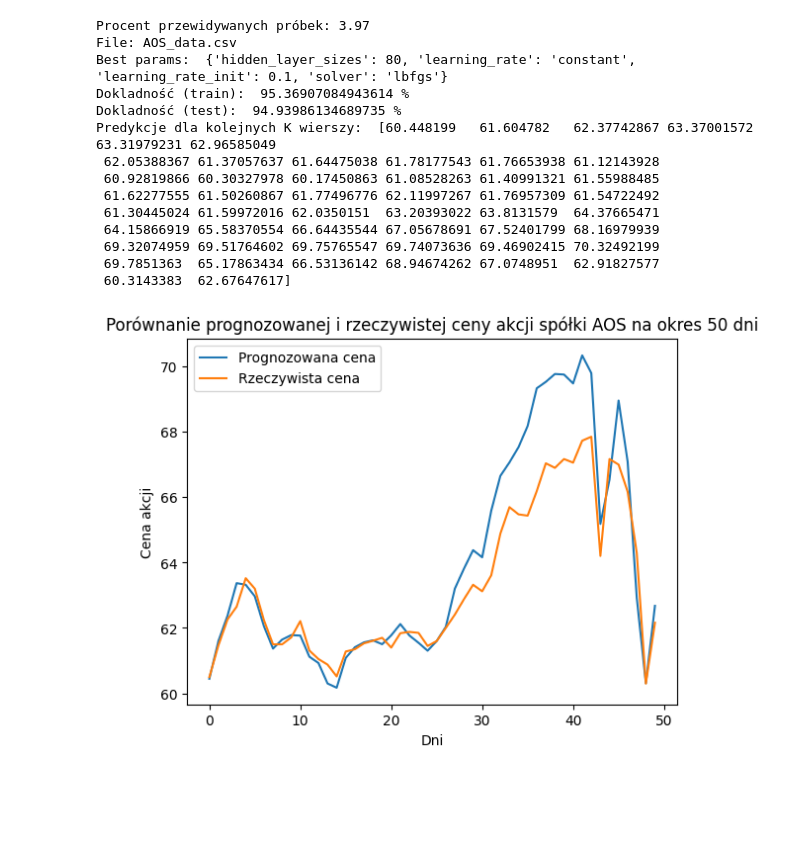
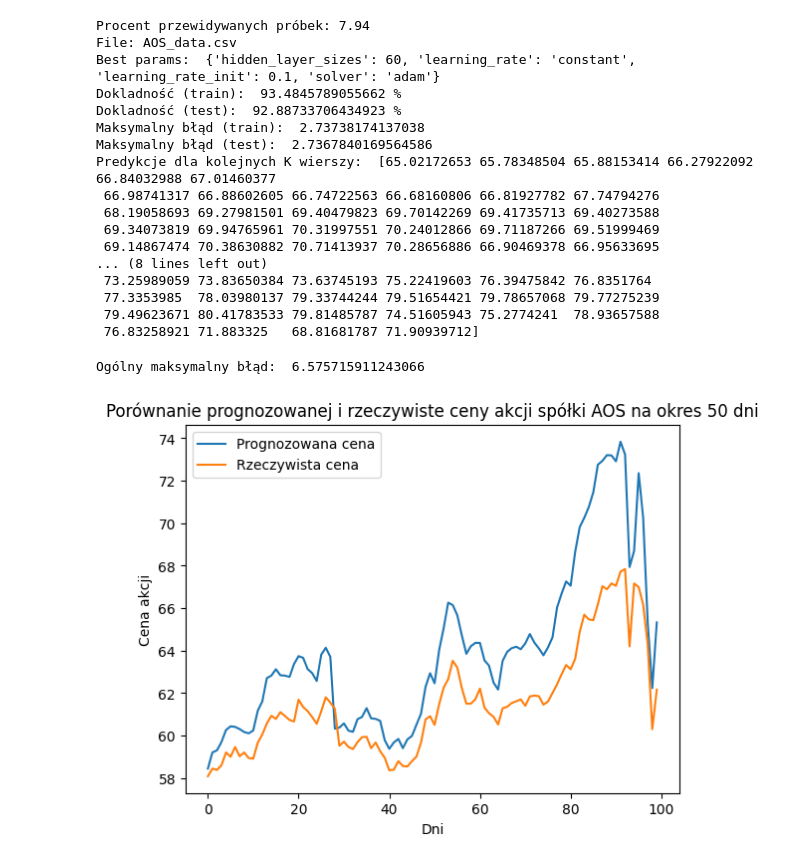
Before and after one commit to klak007/Neuron, a Jupyter notebook: program3/program3_3.ipynb, the cells around one changed output. Drawn from its saved outputs; the diff is of its cells as text; code cells hidden in the pictures; blank space fills up the shorter version.

```diff
--- a/program3/program3_3.ipynb
+++ b/program3/program3_3.ipynb
@@ -55,48 +56,58 @@ for file in files:
     print("Best params: ", clf.best_params_)
     mlp.fit(X_train, y_train)
 
-    # Oceń dokładność modelu
+    # dokładność modelu
     print("Dokladność (train): ", mlp.score(X_train, y_train)*100, '%')
     print("Dokladność (test): ", mlp.score(X_test, y_test)*100, '%')
 
+
+
     # Dokonaj predykcji na kolejnych K wierszach
-    prediction_dni = mlp.predict(X_dni)-4
+    prediction_dni = mlp.predict(X_dni)
     print("Predykcje dla kolejnych K wierszy: ", prediction_dni)
 # %% [output]
-Procent przewidywanych próbek: 3.97
+Procent przewidywanych próbek: 7.94
 File: AOS_data.csv
-Best params:  {'hidden_layer_sizes': 80, 'learning_rate': 'constant', 'learning_rate_init': 0.1, 'solver': 'lbfgs'}
-Dokladność (train):  95.36907084943614 %
-Dokladność (test):  94.93986134689735 %
-Predykcje dla kolejnych K wierszy:  [60.448199   61.604782   62.37742867 63.37001572 63.31979231 62.96585049
- 62.05388367 61.37057637 61.64475038 61.78177543 61.76653938 61.12143928
- 60.92819866 60.30327978 60.17450863 61.08528263 61.40991321 61.55988485
- 61.62277555 61.50260867 61.77496776 62.11997267 61.76957309 61.54722492
- 61.30445024 61.59972016 62.0350151  63.20393022 63.8131579  64.37665471
- 64.15866919 65.58370554 66.64435544 67.05678691 67.52401799 68.16979939
- 69.32074959 69.51764602 69.75765547 69.74073636 69.46902415 70.32492199
- 69.7851363  65.17863434 66.53136142 68.94674262 67.0748951  62.91827577
- 60.3143383  62.67647617]
+Best params:  {'hidden_layer_sizes': 60, 'learning_rate': 'constant', 'learning_rate_init': 0.1, 'solver': 'adam'}
+Dokladność (train):  93.4845789055662 %
+Dokladność (test):  92.88733706434923 %
+Maksymalny błąd (train):  2.73738174137038
+Maksymalny błąd (test):  2.7367840169564586
+Predykcje dla kolejnych K wierszy:  [65.02172653 65.78348504 65.88153414 66.27922092 66.84032988 67.01460377
+ 66.98741317 66.88602605 66.74722563 66.68160806 66.81927782 67.74794276
+ 68.19058693 69.27981501 69.40479823 69.70142269 69.41735713 69.40273588
+ 69.34073819 69.94765961 70.31997551 70.24012866 69.71187266 69.51999469
+ 69.14867474 70.38630882 70.71413937 70.28656886 66.90469378 66.95633695
+... (8 lines left out)
+ 73.25989059 73.83650384 73.63745193 75.22419603 76.39475842 76.8351764
+ 77.3353985  78.03980137 79.33744244 79.51654421 79.78657068 79.77275239
+ 79.49623671 80.41783533 79.81485787 74.51605943 75.2774241  78.93657588
+ 76.83258921 71.883325   68.81681787 71.90939712]
+# %%
+max_error = np.max((np.abs(y[-K:] - prediction_dni)-prediction_dni[0]+y[1060]))
+print("Ogólny minimalny błąd: ", max_error)
+# %% [output]
+Ogólny maksymalny błąd:  6.575715911243066
 # %%
 # rysowanie wykresu prognozowanej ceny akcji
-plt.plot(prediction_dni, label='Prognozowana cena')
+plt.plot(prediction_dni-prediction_dni[0]+y[1060], label='Prognozowana cena')
 
 # rysowanie wykresu rzeczywistej ceny akcji
 plt.plot(np.array(dt['open'])[-K:], label='Rzeczywista cena')
 
 # dodanie opisu osi x
 plt.xlabel('Dni')
 
 # dodanie opisu osi y
 plt.ylabel('Cena akcji')
 
 # dodanie tytułu wykresu
-plt.title('Porównanie prognozowanej i rzeczywistej ceny akcji spółki AOS na okres 50 dni')
+plt.title('Porównanie prognozowanej i rzeczywiste ceny akcji spółki AOS na okres 100 dni')
 
 # dodanie legendy
 plt.legend()
 
 # wyświetlenie wykresu
 plt.show()
 # %% [output]
-[figure, old version]
+[figure, new version]
```
Also changed, not shown: parts of 1 cell of this notebook, 2 other files.
